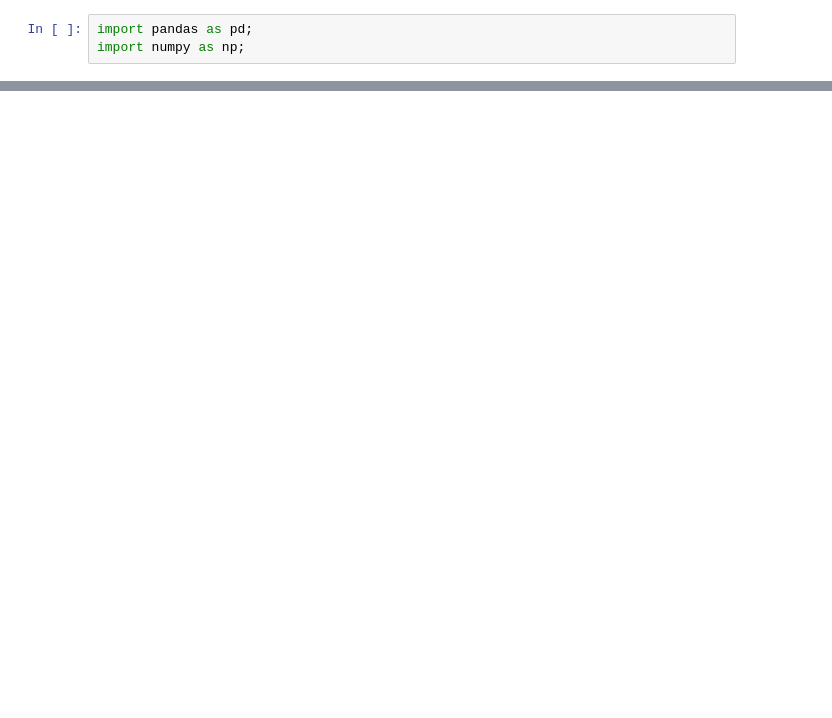
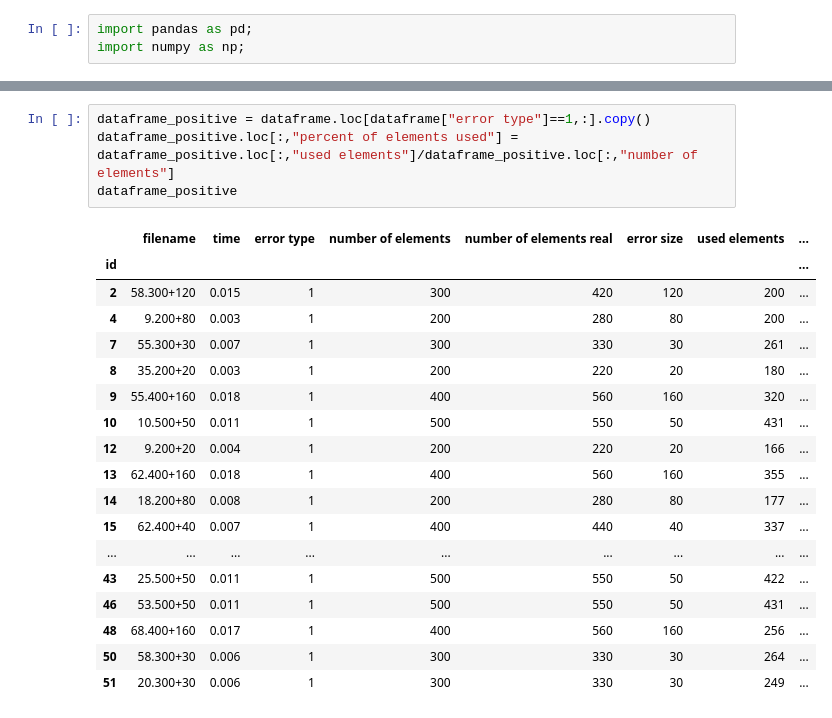
Before and after one commit to Wojtas1411/bio-inf-project, a Jupyter notebook: analyze_output.ipynb, the cells around one changed output, grey strips where cells are left out. Drawn from its saved outputs; the diff is of its cells as text; blank space fills up the shorter version.

```diff
--- a/analyze_output.ipynb
+++ b/analyze_output.ipynb
@@ -37,0 +75,23 @@ dataframe.describe()
+# %%
+dataframe_positive = dataframe.loc[dataframe["error type"]==1,:].copy()
+dataframe_positive.loc[:,"percent of elements used"] = dataframe_positive.loc[:,"used elements"]/dataframe_positive.loc[:,"number of elements"]
+dataframe_positive
+# %% [output]
+|  | filename | time | error type | number of elements | number of elements real | error size | used elements | ... |
+| id |  |  |  |  |  |  |  | ... |
+| 2 | 58.300+120 | 0.015 | 1 | 300 | 420 | 120 | 200 | ... |
+| 4 | 9.200+80 | 0.003 | 1 | 200 | 280 | 80 | 200 | ... |
+| 7 | 55.300+30 | 0.007 | 1 | 300 | 330 | 30 | 261 | ... |
+| 8 | 35.200+20 | 0.003 | 1 | 200 | 220 | 20 | 180 | ... |
+| 9 | 55.400+160 | 0.018 | 1 | 400 | 560 | 160 | 320 | ... |
+| 10 | 10.500+50 | 0.011 | 1 | 500 | 550 | 50 | 431 | ... |
+| 12 | 9.200+20 | 0.004 | 1 | 200 | 220 | 20 | 166 | ... |
+| 13 | 62.400+160 | 0.018 | 1 | 400 | 560 | 160 | 355 | ... |
+| 14 | 18.200+80 | 0.008 | 1 | 200 | 280 | 80 | 177 | ... |
+| 15 | 62.400+40 | 0.007 | 1 | 400 | 440 | 40 | 337 | ... |
+| ... | ... | ... | ... | ... | ... | ... | ... | ... |
+| 43 | 25.500+50 | 0.011 | 1 | 500 | 550 | 50 | 422 | ... |
+| 46 | 53.500+50 | 0.011 | 1 | 500 | 550 | 50 | 431 | ... |
+| 48 | 68.400+160 | 0.017 | 1 | 400 | 560 | 160 | 256 | ... |
+| 50 | 58.300+30 | 0.006 | 1 | 300 | 330 | 30 | 264 | ... |
+| 51 | 20.300+30 | 0.006 | 1 | 300 | 330 | 30 | 249 | ... |
```
Also changed, not shown: parts of 6 cells of this notebook, 14 other files.
